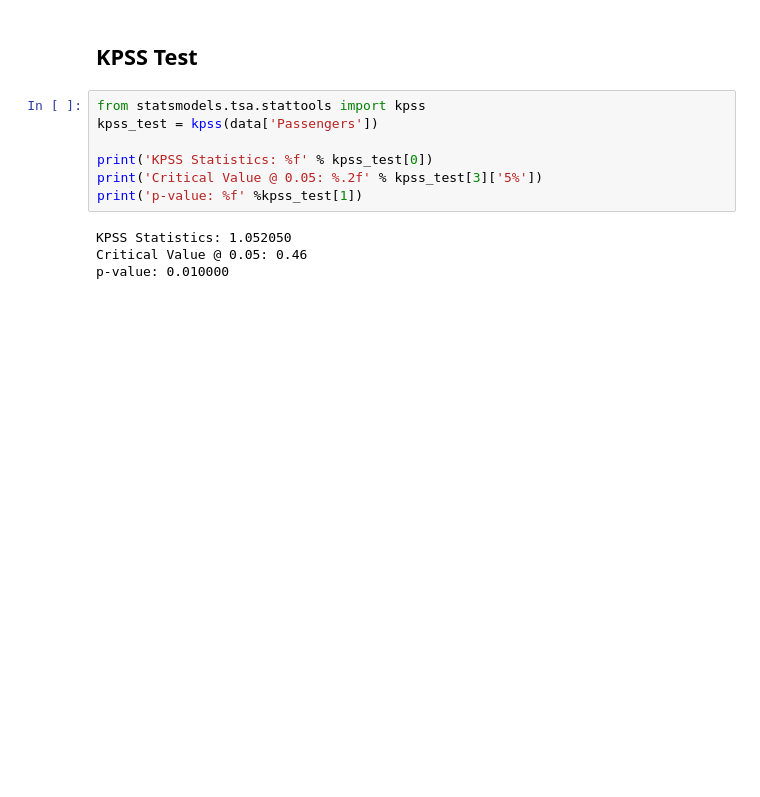
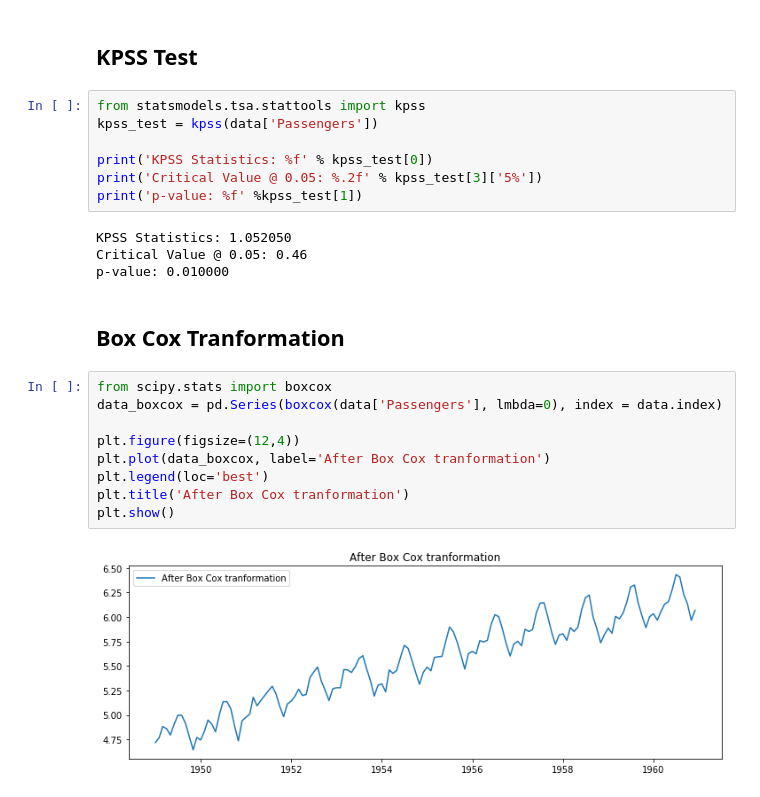
Before and after one commit to HitiTaneja/Time-Series-Forecasting, a Jupyter notebook: Time Series Forecasting - Airline passenger traffic .ipynb, the cells around one changed output. Drawn from its saved outputs; the diff is of its cells as text; blank space fills up the shorter version.

```diff
--- a/Time Series Forecasting - Airline passenger traffic .ipynb
+++ b/Time Series Forecasting - Airline passenger traffic .ipynb
@@ -391,3 +391,16 @@ print('p-value: %f' %kpss_test[1])
 KPSS Statistics: 1.052050
 Critical Value @ 0.05: 0.46
 p-value: 0.010000
+# %% [markdown]
+## Box Cox Tranformation
+# %%
+from scipy.stats import boxcox
+data_boxcox = pd.Series(boxcox(data['Passengers'], lmbda=0), index = data.index)
+
+plt.figure(figsize=(12,4))
+plt.plot(data_boxcox, label='After Box Cox tranformation')
+plt.legend(loc='best')
+plt.title('After Box Cox tranformation')
+plt.show()
+# %% [output]
+[figure, added]
```
Also changed, not shown: parts of 10 cells of this notebook.
